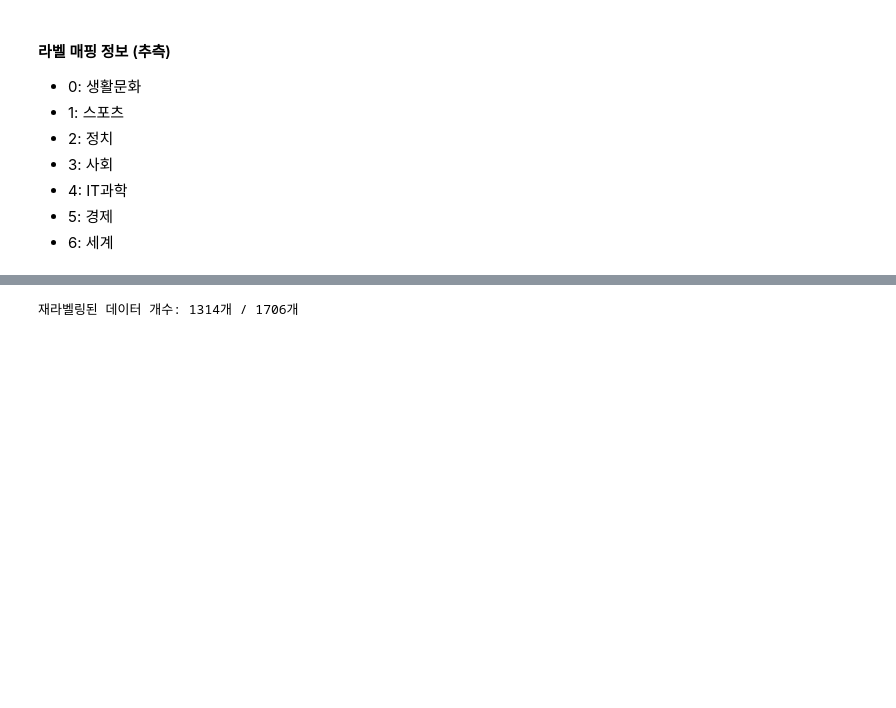
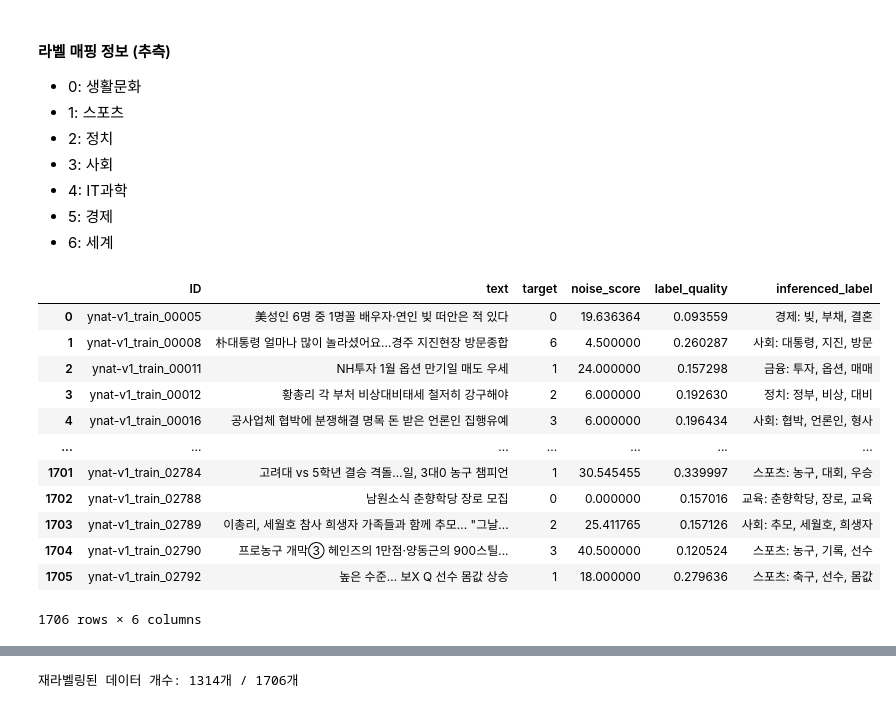
Before and after one commit to boostcampaitech7/level2-nlp-datacentric-nlp-06, a Jupyter notebook: minji/minji_clean_dataset.ipynb, the cells around one changed output, grey strips where cells are left out. Cells and saved outputs as stored; diff of their text form; code cells hidden in the pictures; blank space fills up the shorter version.

```diff
--- a/minji/minji_clean_dataset.ipynb
+++ b/minji/minji_clean_dataset.ipynb
@@ -483,0 +463,16 @@ from collections import Counter
+# %%
+train_data
+# %% [output]
+|  | ID | text | target | noise_score | label_quality | inferenced_label |
+| 0 | ynat-v1_train_00005 | 美성인 6명 중 1명꼴 배우자·연인 빚 떠안은 적 있다 | 0 | 19.636364 | 0.093559 | 경제: 빚, 부채, 결혼 |
+| 1 | ynat-v1_train_00008 | 朴대통령 얼마나 많이 놀라셨어요…경주 지진현장 방문종합 | 6 | 4.500000 | 0.260287 | 사회: 대통령, 지진, 방문 |
+| 2 | ynat-v1_train_00011 | NH투자 1월 옵션 만기일 매도 우세 | 1 | 24.000000 | 0.157298 | 금융: 투자, 옵션, 매매 |
+| 3 | ynat-v1_train_00012 | 황총리 각 부처 비상대비태세 철저히 강구해야 | 2 | 6.000000 | 0.192630 | 정치: 정부, 비상, 대비 |
+| 4 | ynat-v1_train_00016 | 공사업체 협박에 분쟁해결 명목 돈 받은 언론인 집행유예 | 3 | 6.000000 | 0.196434 | 사회: 협박, 언론인, 형사 |
+| ... | ... | ... | ... | ... | ... | ... |
+| 1701 | ynat-v1_train_02784 | 고려대 vs 5학년 결승 격돌…일, 3대0 농구 챔피언 | 1 | 30.545455 | 0.339997 | 스포츠: 농구, 대회, 우승 |
+| 1702 | ynat-v1_train_02788 | 남원소식 춘향학당 장로 모집 | 0 | 0.000000 | 0.157016 | 교육: 춘향학당, 장로, 교육 |
+| 1703 | ynat-v1_train_02789 | 이총리, 세월호 참사 희생자 가족들과 함께 추모... "그날... | 2 | 25.411765 | 0.157126 | 사회: 추모, 세월호, 희생자 |
+| 1704 | ynat-v1_train_02790 | 프로농구 개막③ 헤인즈의 1만점·양동근의 900스틸... | 3 | 40.500000 | 0.120524 | 스포츠: 농구, 기록, 선수 |
+| 1705 | ynat-v1_train_02792 | 높은 수준… 보X Q 선수 몸값 상승 | 1 | 18.000000 | 0.279636 | 스포츠: 축구, 선수, 몸값 |
+1706 rows × 6 columns
```
Also changed, not shown: parts of 10 cells of this notebook, 2 other files.
